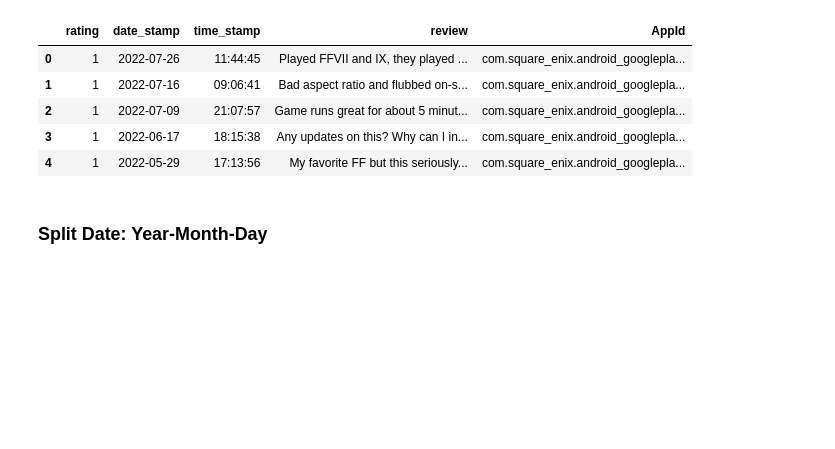
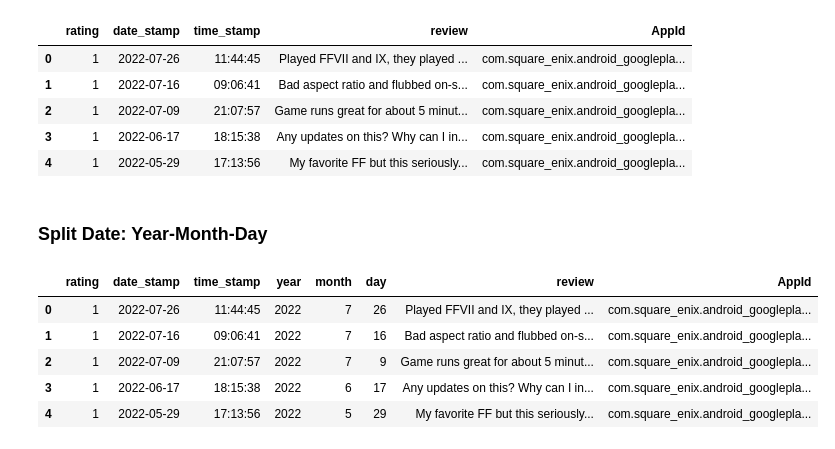
Before and after one commit to lammypi/Text, a Jupyter notebook: review-scraping-final-fantasy-viii-remastered.ipynb, the cells around one changed output. Saved outputs shown, nothing was run; the diff lists cells and outputs as text; code cells hidden in the pictures; blank space fills up the shorter version.

Commit message:
Kaggle Notebook | Review Scraping: Final Fantasy VIII Remastered | Version 6

```diff
--- a/review-scraping-final-fantasy-viii-remastered.ipynb
+++ b/review-scraping-final-fantasy-viii-remastered.ipynb
@@ -309,7 +322,7 @@ app_store_reviews.head()
 | 4 | This game is an excellent port of... | 3 | 2021-04-26 22:26:38 | 1326740784 |
 # %%
 # Merge dataframes
-all_reviews_df=pd.concat([google_play_reviews, app_store_reviews])
+all_reviews_df=pd.concat([google_play_reviews, app_store_reviews], ignore_index=True)
 
 # Check
 all_reviews_df.head()
@@ -397,3 +410,18 @@ all_reviews_df.head()
 | 4 | 1 | 2022-05-29 | 17:13:56 | My favorite FF but this seriously... | com.square_enix.android_googlepla... |
 # %% [markdown]
 ### Split Date: Year-Month-Day
+# %%
+# Split the date
+all_reviews_df.insert(3, 'year', pd.to_datetime(all_reviews_df.date_stamp).dt.year) # Year
+all_reviews_df.insert(4, 'month', pd.to_datetime(all_reviews_df.date_stamp).dt.month) # Month
+all_reviews_df.insert(5, 'day', pd.to_datetime(all_reviews_df.date_stamp).dt.day) # Year
+
+# Check
+all_reviews_df.head()
+# %% [output]
+|  | rating | date_stamp | time_stamp | year | month | day | review | AppId |
+| 0 | 1 | 2022-07-26 | 11:44:45 | 2022 | 7 | 26 | Played FFVII and IX, they played ... | com.square_enix.android_googlepla... |
+| 1 | 1 | 2022-07-16 | 09:06:41 | 2022 | 7 | 16 | Bad aspect ratio and flubbed on-s... | com.square_enix.android_googlepla... |
+| 2 | 1 | 2022-07-09 | 21:07:57 | 2022 | 7 | 9 | Game runs great for about 5 minut... | com.square_enix.android_googlepla... |
+| 3 | 1 | 2022-06-17 | 18:15:38 | 2022 | 6 | 17 | Any updates on this? Why can I in... | com.square_enix.android_googlepla... |
+| 4 | 1 | 2022-05-29 | 17:13:56 | 2022 | 5 | 29 | My favorite FF but this seriously... | com.square_enix.android_googlepla... |
```
Also changed, not shown: parts of 9 cells of this notebook.
